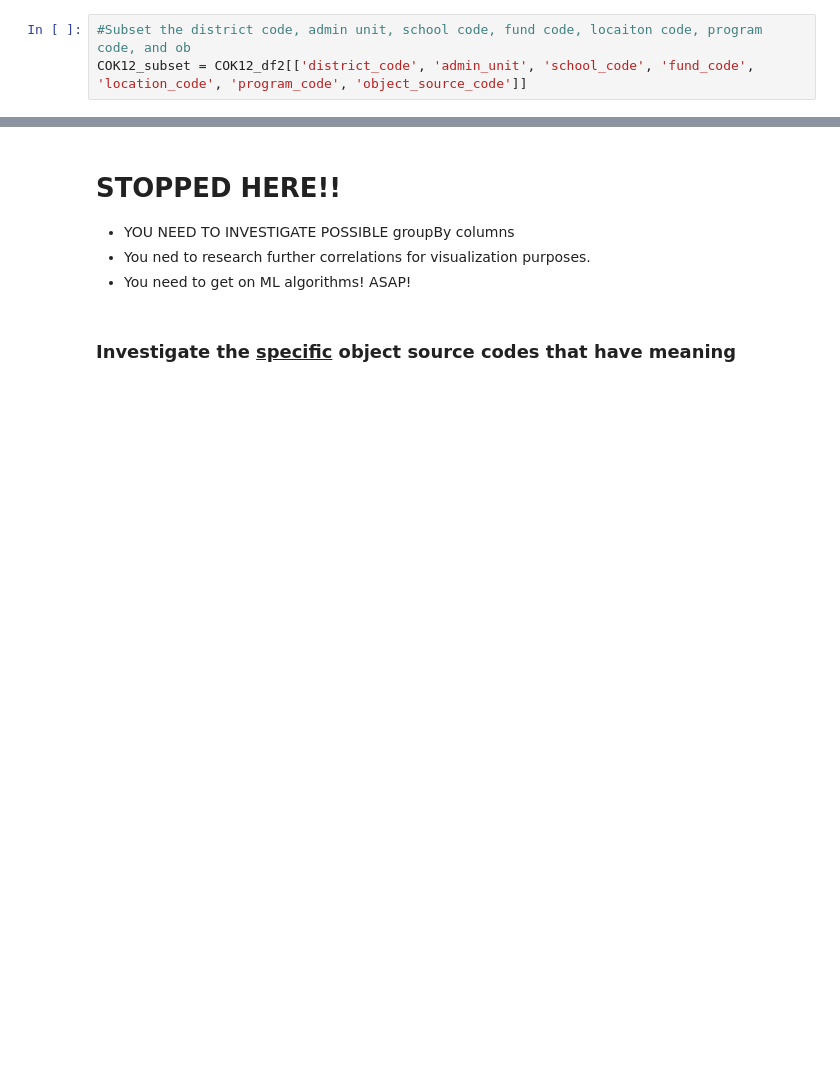
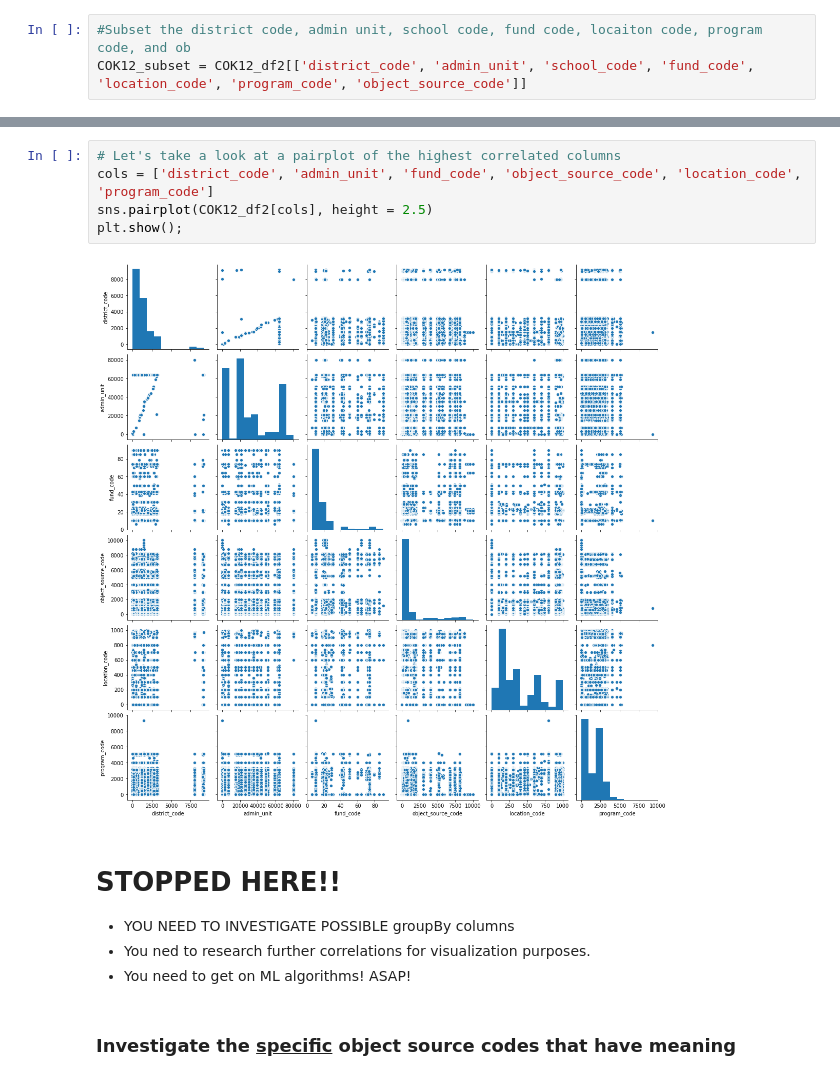
Before and after one commit to stacysandy/Data-Science-Practicum-II, a Jupyter notebook: Stacey_Sandy-Practicum_II.ipynb, the cells around one changed output, grey strips where cells are left out. Saved outputs shown, nothing was run; the diff lists cells and outputs as text; blank space fills up the shorter version.

```diff
--- a/Stacey_Sandy-Practicum_II.ipynb
+++ b/Stacey_Sandy-Practicum_II.ipynb
@@ -1115,3 +1338,10 @@ plt.savefig('sr_corr.png', dpi=300, bbox_inches='tight')
+# %%
+# Let's take a look at a pairplot of the highest correlated columns
+cols = ['district_code', 'admin_unit', 'fund_code', 'object_source_code', 'location_code', 'program_code']
+sns.pairplot(COK12_df2[cols], height = 2.5)
+plt.show();
+# %% [output]
+[figure, added]
 # %% [markdown]
 # STOPPED HERE!!
 * YOU NEED TO INVESTIGATE POSSIBLE groupBy columns
```
Also changed, not shown: parts of 31 cells of this notebook.
